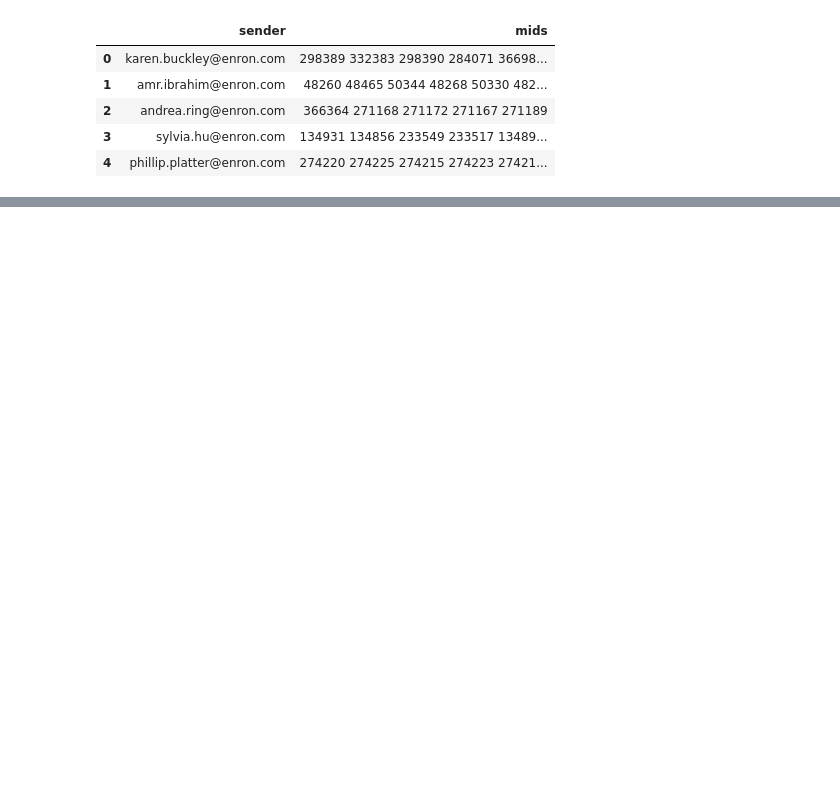
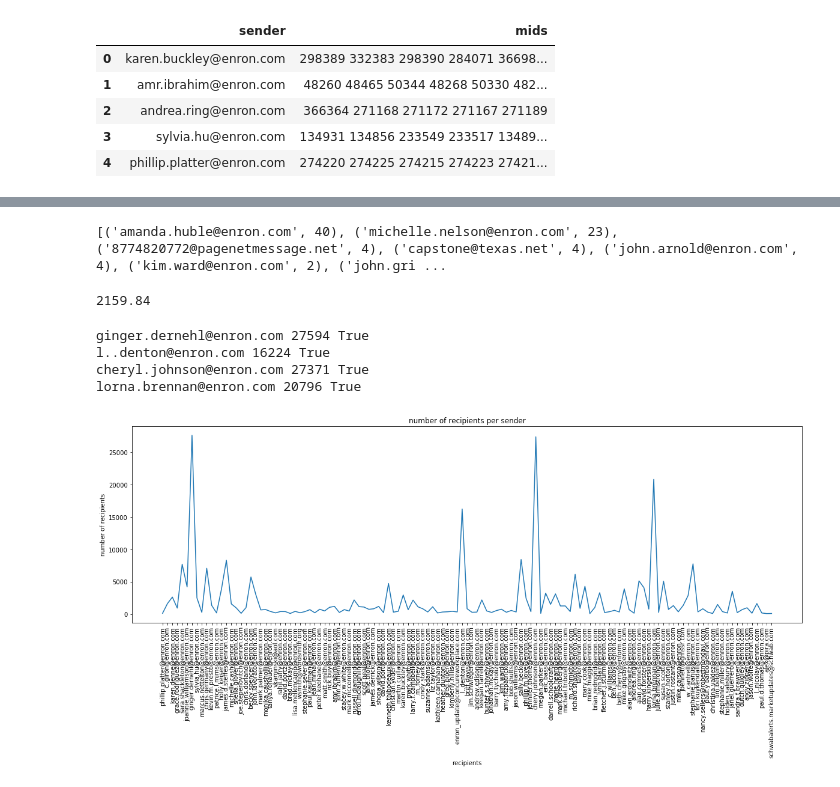
Before and after one commit to GRichard513/Mail_Recipients, a Jupyter notebook: Email_recipient_recommandation.ipynb, the cells around one changed output, grey strips where cells are left out. Cells and saved outputs as stored; diff of their text form; code cells hidden in the pictures; blank space fills up the shorter version.

```diff
--- a/Email_recipient_recommandation.ipynb
+++ b/Email_recipient_recommandation.ipynb
@@ -64,0 +338,35 @@ test.head()
+# %%
+print(address_books[list(address_books.keys())[0]])
+# %% [output]
+[('amanda.huble@enron.com', 40), ('michelle.nelson@enron.com', 23), ('8774820772@pagenetmessage.net', 4), ('capstone@texas.net', 4), ('john.arnold@enron.com', 4), ('kim.ward@enron.com', 2), ('john.gri ...
+# %%
+nb_sender = {}
+for sender in list(address_books.keys()):
+    expl = [x for x in address_books[sender]]
+    y_val = [x[1] for x in expl]
+    nb_sender[sender]= sum(y_val)
+# %%
+# average number of recipients per sender
+print(sum(nb_sender[d] for d in nb_sender) / len(nb_sender))
+# %% [output]
+2159.84
+# %%
+top_sender = [sender for sender in nb_sender if nb_sender[sender]>10000]
+for sender in top_sender:
+    print(sender, nb_sender[sender], sender in test.sender.values)
+# %% [output]
+ginger.dernehl@enron.com 27594 True
+l..denton@enron.com 16224 True
+cheryl.johnson@enron.com 27371 True
+lorna.brennan@enron.com 20796 True
+# %%
+# distribution of #recipients per sender
+fig = plt.figure(figsize=[20,6])
+plt.plot([nb_sender[d] for d in nb_sender])
+plt.xticks(range(len(nb_sender)), [d for d in nb_sender], rotation='vertical')
+plt.ylabel('number of recipients')
+plt.xlabel('recipients')
+plt.title('number of recipients per sender')
+plt.show()
+# %% [output]
+[figure, added]
```
Also changed, not shown: parts of 40 cells of this notebook.
